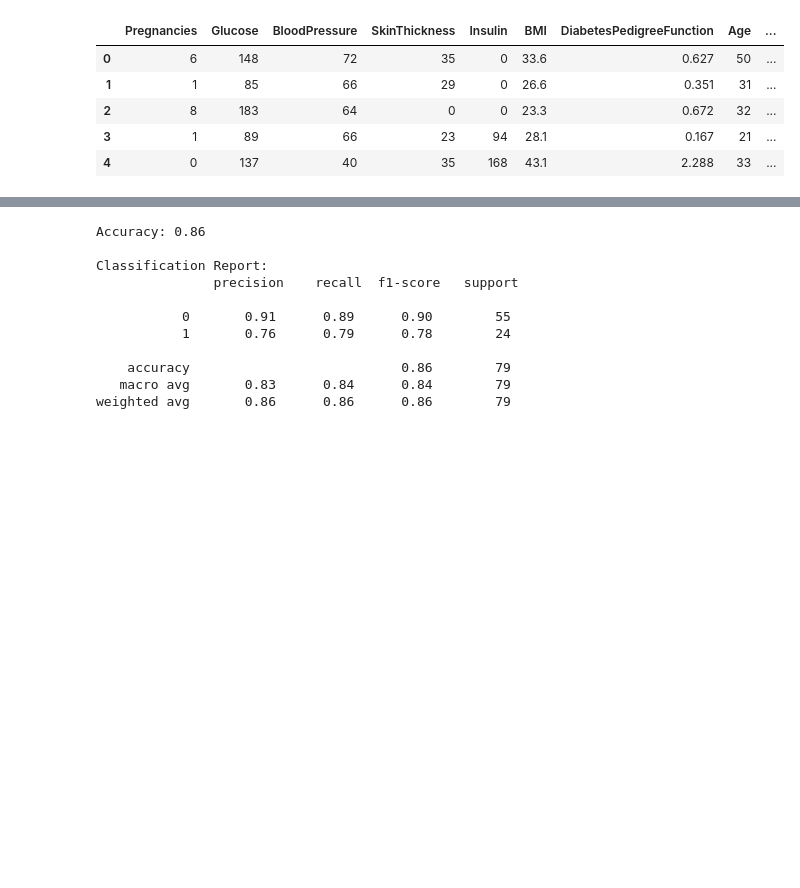
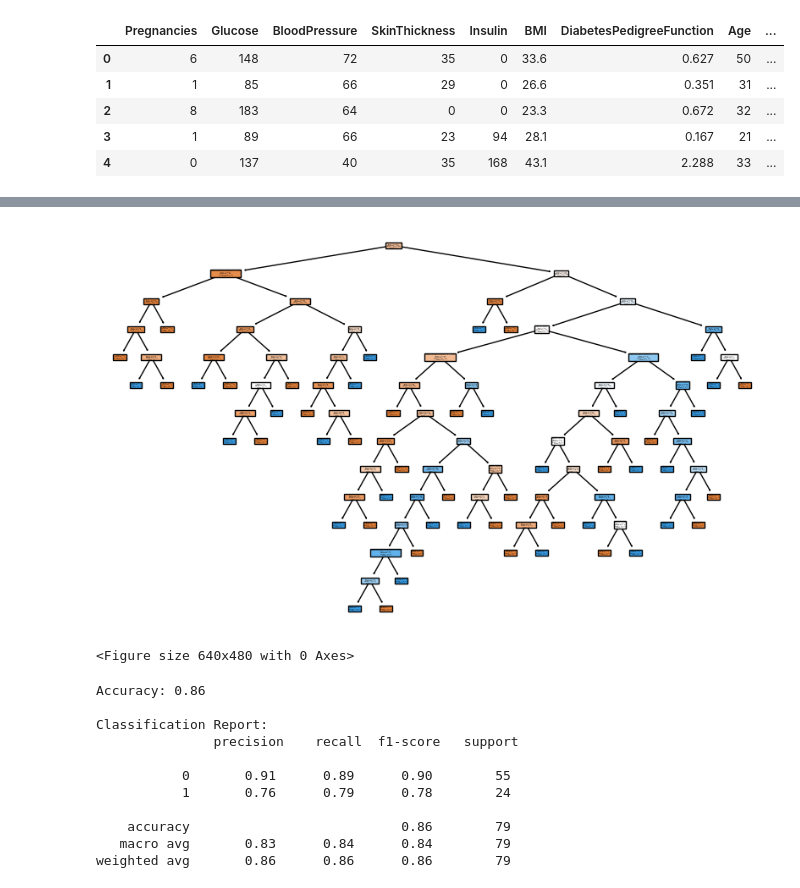
Before and after one commit to Elisag28/random_forest, a Jupyter notebook: src/explore.ipynb, the cells around one changed output, grey strips where cells are left out. Drawn from its saved outputs; the diff is of its cells as text; code cells hidden in the pictures; blank space fills up the shorter version.

```diff
--- a/src/explore.ipynb
+++ b/src/explore.ipynb
@@ -46,4 +49,14 @@ X_test_sel.to_csv('/workspace/random_forest/data/processed/X_test_sel.csv', inde
 model = RandomForestClassifier(n_estimators = 100, random_state = 28)
 model.fit(X_train, y_train)
 y_pred = model.predict(X_test)
+# %%
+#showing the radom forest plot
+
+plt.figure(figsize=(10, 6))
+plot_tree(model.estimators_[0], filled=True, feature_names=X.columns, class_names=["0", "1"])
+plt.show()
+plt.savefig('tree_plot.png')
+# %% [output]
+[figure, added]
+<Figure size 640x480 with 0 Axes>
 # %%
```
Also changed, not shown: parts of 3 cells of this notebook, 1 other file.
